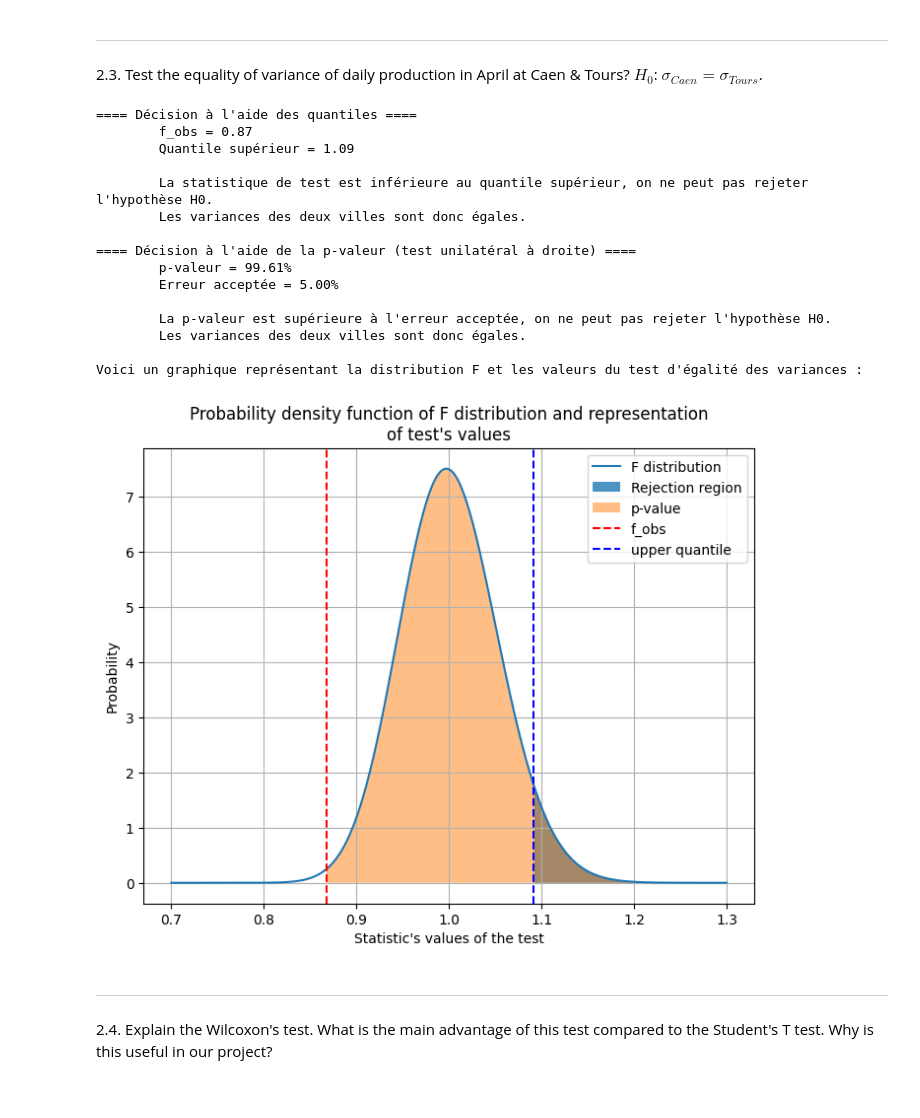
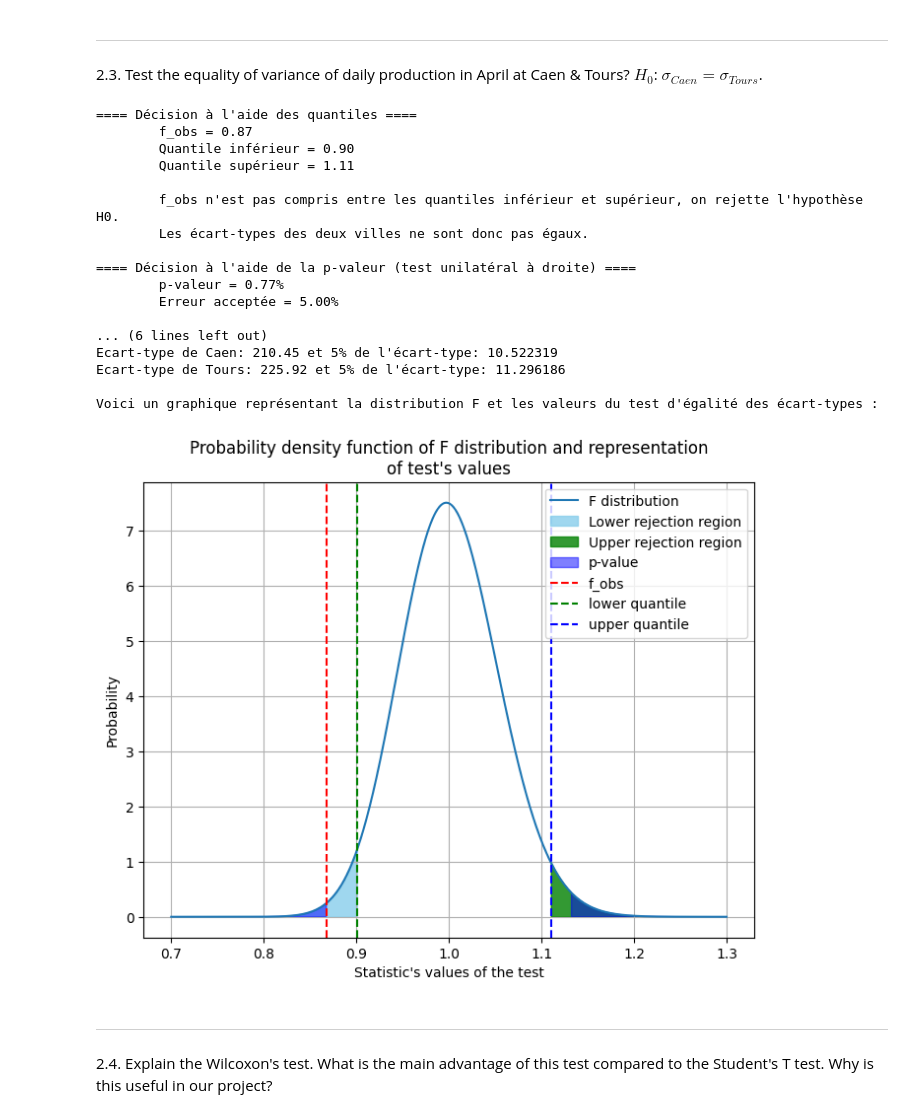
Before and after one commit to Mathis003/LEPL1109-Hackathons, a Jupyter notebook: Hackathon1.ipynb, the cells around one changed output. Drawn from its saved outputs; the diff is of its cells as text; code cells hidden in the pictures.

```diff
--- a/Hackathon1.ipynb
+++ b/Hackathon1.ipynb
@@ -459,67 +460,80 @@ df2_distr = n2 - 1
 
 print("==== Décision à l'aide des quantiles ====")
 
-high_quantile = sc.f.ppf(1-alpha, df1_distr, df2_distr)
+quantiles = sc.f(dfn=df1_distr, dfd=df2_distr).ppf((alpha / 2, 1 - alpha / 2))
 
 print("\tf_obs = {:.2f}".format(f_obs))
-print("\tQuantile supérieur = {:.2f}\n".format(high_quantile))
+print("\tQuantile inférieur = {:.2f}".format(quantiles[0]))
+print("\tQuantile supérieur = {:.2f}\n".format(quantiles[1]))
 
-if f_obs < high_quantile:
-    print("\tLa statistique de test est inférieure au quantile supérieur, on ne peut pas rejeter l'hypothèse H0.")
-    print("\tLes variances des deux villes sont donc égales.\n")
+if ((quantiles[0] < f_obs < quantiles[1])):
+    print("\tf_obs est compris entre les quantiles inférieur et supérieur, on ne peut pas rejeter l'hypothèse H0.")
+    print("\tLes écart-types des deux villes sont donc égaux.\n")
 else:
-    print("\tLa statistique de test est supérieure au quantile, on rejette l'hypothèse H0.")
-    print("\tLes variances des deux villes ne sont donc pas égales.\n")
+    print("\tf_obs n'est pas compris entre les quantiles inférieur et supérieur, on rejette l'hypothèse H0.")
+    print("\tLes écart-types des deux villes ne sont donc pas égaux.\n")
 
 
 print("==== Décision à l'aide de la p-valeur (test unilatéral à droite) ====")
 
-p_value = 1 - sc.f.cdf(f_obs, df1_distr, df2_distr)
+# p_value for a two-tailed test (bilateral test)
+p_value = 2 * min(sc.f.cdf(f_obs, dfn=df1_distr, dfd=df2_distr), 1 - sc.f.cdf(f_obs, dfn=df1_distr, dfd=df2_distr))
 
 print("\tp-valeur = {:.2f}%".format(100 * p_value))
 print("\tErreur acceptée = {:.2f}%\n".format(100 * alpha))
 
 if p_value > alpha:
     print("\tLa p-valeur est supérieure à l'erreur acceptée, on ne peut pas rejeter l'hypothèse H0.")
-    print("\tLes variances des deux villes sont donc égales.\n")
+    print("\tLes écart-types des deux villes sont donc égaux.\n")
 else:
     print("\tLa p-valeur est inférieure à l'erreur acceptée, on rejette l'hypothèse H0.")
-    print("\tLes variances des deux villes ne sont donc pas égales.\n")
+    print("\tLes écart-types des deux villes ne sont donc pas égaux.\n")
 
-print("Voici un graphique représentant la distribution F et les valeurs du test d'égalité des variances :")
+
+print("Vérification:\n")
+print("Différence des écart-types: {:.2f}".format(abs(df_april['Caen'].std() - df_april['Tours'].std())))
+print("Ecart-type de Caen: {:.2f} et 5% de l'écart-type: {:2f}".format(df_april['Caen'].std(), 0.05 * df_april['Caen'].std()))
+print("Ecart-type de Tours: {:.2f} et 5% de l'écart-type: {:2f}\n".format(df_april['Tours'].std(), 0.05 * df_april['Tours'].std()))
+
+
+print("Voici un graphique représentant la distribution F et les valeurs du test d'égalité des écart-types :")
 
 x_values = np.linspace(0.7, 1.3, 1000)
 pdf = sc.f.pdf(x_values, df1_distr, df2_distr)
 
 plt.figure(figsize=(8, 6))
 plt.plot(x_values, pdf, label='F distribution')
-plt.fill_between(x_values, pdf, where=(x_values >= high_quantile), alpha=0.8, label='Rejection region')
-plt.fill_between(x_values, pdf, where=(x_values >= f_obs), alpha=0.5, label='p-value')
+plt.fill_between(x_values, pdf, where=(x_values <= quantiles[0]), alpha=0.8, color="skyblue", label='Lower rejection region')
+plt.fill_between(x_values, pdf, where=(x_values >= quantiles[1]), alpha=0.8, color="green", label='Upper rejection region')
+plt.fill_between(x_values, pdf, where=(x_values <= f_obs) + (x_values >= f_obs + 2 * (1 - f_obs)), alpha=0.5, color="blue", label='p-value')
 plt.axvline(f_obs, color='red', linestyle='--', label='f_obs')
-plt.axvline(high_quantile, color='blue', linestyle='--', label='upper quantile')
+plt.axvline(quantiles[0], color='green', linestyle='--', label='lower quantile')
+plt.axvline(quantiles[1], color='blue', linestyle='--', label='upper quantile')
 plt.xlabel('Statistic\'s values of the test')
 plt.ylabel('Probability')
 plt.title('Probability density function of F distribution and representation\nof test\'s values')
 plt.legend()
 plt.grid()
 plt.show()
 # %% [output]
 ==== Décision à l'aide des quantiles ====
         f_obs = 0.87
-        Quantile supérieur = 1.09
+        Quantile inférieur = 0.90
+        Quantile supérieur = 1.11
 
-        La statistique de test est inférieure au quantile supérieur, on ne peut pas rejeter l'hypothèse H0.
-        Les variances des deux villes sont donc égales.
+        f_obs n'est pas compris entre les quantiles inférieur et supérieur, on rejette l'hypothèse H0.
+        Les écart-types des deux villes ne sont donc pas égaux.
 
 ==== Décision à l'aide de la p-valeur (test unilatéral à droite) ====
-        p-valeur = 99.61%
+        p-valeur = 0.77%
         Erreur acceptée = 5.00%
 
-        La p-valeur est supérieure à l'erreur acceptée, on ne peut pas rejeter l'hypothèse H0.
-        Les variances des deux villes sont donc égales.
+... (6 lines left out)
+Ecart-type de Caen: 210.45 et 5% de l'écart-type: 10.522319
+Ecart-type de Tours: 225.92 et 5% de l'écart-type: 11.296186
 
-Voici un graphique représentant la distribution F et les valeurs du test d'égalité des variances :
+Voici un graphique représentant la distribution F et les valeurs du test d'égalité des écart-types :
-[figure, old version]
+[figure, new version]
 # %% [markdown]
 ---
 2.4. Explain the Wilcoxon's test. What is the main advantage of this test compared to the Student's T test. Why is this useful in our project?
```
Also changed, not shown: parts of 1 cell of this notebook.
